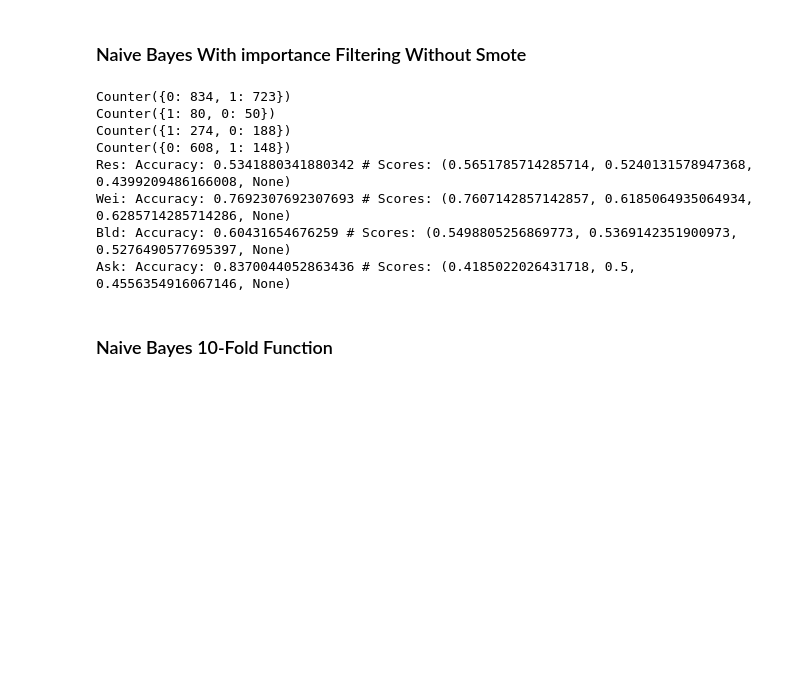
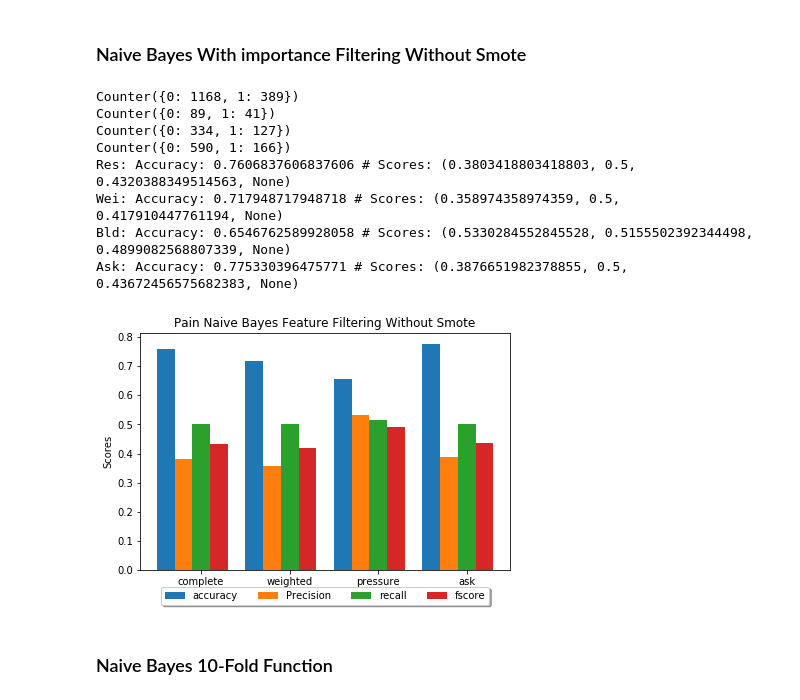
Before and after one commit to AHAMES/GraduationProject.Social.Media.Drug.Side.Effects.Classification, a Jupyter notebook: Classifier1/Classifier.ipynb, the cells around one changed output. Saved outputs shown, nothing was run; the diff lists cells and outputs as text; code cells hidden in the pictures; blank space fills up the shorter version.

```diff
--- a/Classifier1/Classifier.ipynb
+++ b/Classifier1/Classifier.ipynb
@@ -1541,40 +1593,55 @@ Ask: Accuracy: 0.8370044052863436 # Scores: (0.4185022026431718, 0.5, 0.45563549
 # %% [markdown]
 ### Naive Bayes With importance Filtering Without Smote
 # %%
-label='Hypertensive disease '
-asklabel='Hypertensive disease '
+label='Pain'
+asklabel='Pain'
 Stats = pd.DataFrame(columns = ['Dataset','Accuracy', 'Precision' , 'Recall','FScore'])
 
 
 result,result_labels,weighted,weighted_labels,blood,blood_labels,ask,ask_labels=prepareDatasetNoSmote(label,asklabel)
 res_feat=importance(result,result_labels)
 wei_feat=importance(weighted,weighted_labels)
 blood_feat=importance(blood,blood_labels)
 ask_feat=importance(ask,ask_labels)
 res_acc,res_scores=NB(pd.DataFrame(result)[res_feat],result_labels,"Result")
 wei_acc,wei_scores=NB(pd.DataFrame(weighted)[wei_feat],weighted_labels,"Weighted")
 blood_acc,blood_scores=NB(pd.DataFrame(blood)[blood_feat],blood_labels,"Blood")
 ask_acc,ask_scores=NB(pd.DataFrame(ask)[ask_feat],ask_labels,"Ask")
 print("Res: Accuracy: " + str(res_acc)+" # "+ "Scores: "+str(res_scores))
 print("Wei: Accuracy: " + str(wei_acc)+" # "+ "Scores: "+str(wei_scores))
 print("Bld: Accuracy: " + str(blood_acc)+" # "+ "Scores: "+str(blood_scores))
 print("Ask: Accuracy: " + str(ask_acc)+" # "+ "Scores: "+str(ask_scores))
 Stats=Stats.append({'Dataset':"Complete",'Accuracy':res_acc,'Precision':res_scores[0],'Recall':res_scores[1],'FScore':res_scores[2]},ignore_index=True)
 Stats=Stats.append({'Dataset':"Weighted",'Accuracy':wei_acc,'Precision':wei_scores[0],'Recall':wei_scores[1],'FScore':wei_scores[2]},ignore_index=True)
 Stats=Stats.append({'Dataset':"Blood",'Accuracy':blood_acc,'Precision':blood_scores[0],'Recall':blood_scores[1],'FScore':blood_scores[2]},ignore_index=True)
 Stats=Stats.append({'Dataset':"AskAPatient",'Accuracy':ask_acc,'Precision':ask_scores[0],'Recall':ask_scores[1],'FScore':ask_scores[2]},ignore_index=True)
-Stats.to_excel('NBresult_Stats'+label+'importancesmoteless.xlsx')
+#Stats.to_excel('NBresult_Stats'+label+'importancesmoteless.xlsx')
 
 plotResult(label+" Naive Bayes Feature Filtering Without Smote",Stats,Stats,Stats,Stats,0,1,2,3)
+
+import os.path
+if not os.path.exists('NBStatsImportanceSmoteless'+'.xlsx'):
+    writer = pd.ExcelWriter('NBStatsImportanceSmoteless'+'.xlsx', engine = 'xlsxwriter')
+    writer.save()
+    writer.close()
+writer = pd.ExcelWriter('NBStatsImportanceSmoteless'+'.xlsx', engine='openpyxl')
+book = load_workbook('NBStatsImportanceSmoteless'+'.xlsx')
+writer.book = book
+writer.sheets = dict((ws.title, ws) for ws in book.worksheets)
+
+Stats.to_excel(writer, sheet_name=label)
+writer.save()
+writer.close()
 # %% [output]
-Counter({0: 834, 1: 723})
-Counter({1: 80, 0: 50})
-Counter({1: 274, 0: 188})
-Counter({0: 608, 1: 148})
-Res: Accuracy: 0.5341880341880342 # Scores: (0.5651785714285714, 0.5240131578947368, 0.4399209486166008, None)
-Wei: Accuracy: 0.7692307692307693 # Scores: (0.7607142857142857, 0.6185064935064934, 0.6285714285714286, None)
-Bld: Accuracy: 0.60431654676259 # Scores: (0.5498805256869773, 0.5369142351900973, 0.5276490577695397, None)
-Ask: Accuracy: 0.8370044052863436 # Scores: (0.4185022026431718, 0.5, 0.4556354916067146, None)
+Counter({0: 1168, 1: 389})
+Counter({0: 89, 1: 41})
+Counter({0: 334, 1: 127})
+Counter({0: 590, 1: 166})
+Res: Accuracy: 0.7606837606837606 # Scores: (0.3803418803418803, 0.5, 0.4320388349514563, None)
+Wei: Accuracy: 0.717948717948718 # Scores: (0.358974358974359, 0.5, 0.417910447761194, None)
+Bld: Accuracy: 0.6546762589928058 # Scores: (0.5330284552845528, 0.5155502392344498, 0.4899082568807339, None)
+Ask: Accuracy: 0.775330396475771 # Scores: (0.3876651982378855, 0.5, 0.43672456575682383, None)
+[figure, added]
 # %% [markdown]
 ### Naive Bayes 10-Fold Function
 # %%
```
Also changed, not shown: parts of 12 cells of this notebook, 17 other files.
